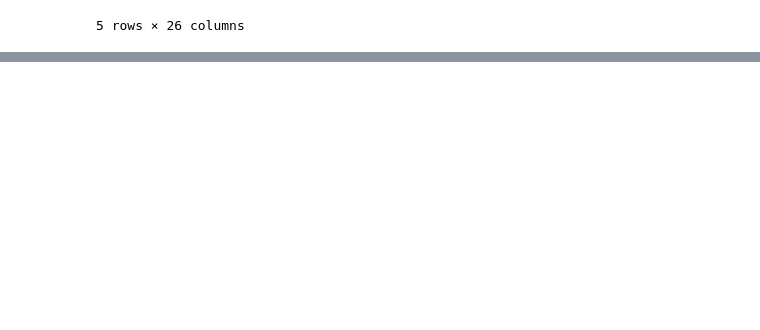
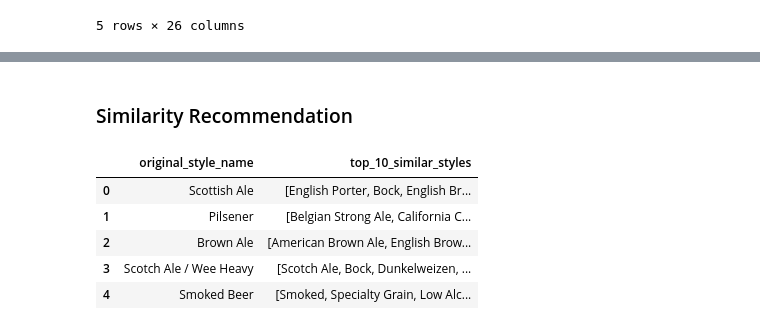
Before and after one commit to epfl-ada/ada-2023-project-badanalysist, a Jupyter notebook: main_logic.ipynb, the cells around one changed output, grey strips where cells are left out. Saved outputs shown, nothing was run; the diff lists cells and outputs as text; code cells hidden in the pictures; blank space fills up the shorter version.

```diff
--- a/main_logic.ipynb
+++ b/main_logic.ipynb
@@ -515,0 +809,28 @@ regional_analysis
+# %% [markdown]
+### Similarity Recommendation
+# %%
+# prepare similar style for each style
+#  read similarity matrix
+similarity_matrix = pd.read_csv('./data/similarity_matrix.csv')
+similarity_matrix.set_index('Unnamed: 0', inplace=True)
+# retrive top 10 similar styles for each style
+top_10_df = []
+
+for style in similarity_matrix.index:
+    # Sort the styles based on similarity score, exclude the style itself
+    sorted_styles = similarity_matrix.loc[style].drop(style).sort_values(ascending=False).head(10)
+
+    # Append the names of the top 10 similar styles as a list
+    top_10_df.append([style, sorted_styles.index.tolist()])
+
+top_10_similar_df = pd.DataFrame(top_10_df, columns=['style', 'top_10_similar_styles'])
+top_10_similar_df['style']=top_10_similar_df['style'].str.replace('\r\n', '')
+top_10_similar_df.rename(columns={'style':'original_style_name'}, inplace=True)
+top_10_similar_df.head()
+# %% [output]
+|  | original_style_name | top_10_similar_styles |
+| 0 | Scottish Ale | [English Porter, Bock, English Br... |
+| 1 | Pilsener | [Belgian Strong Ale, California C... |
+| 2 | Brown Ale | [American Brown Ale, English Brow... |
+| 3 | Scotch Ale / Wee Heavy | [Scotch Ale, Bock, Dunkelweizen, ... |
+| 4 | Smoked Beer | [Smoked, Specialty Grain, Low Alc... |
```
Also changed, not shown: parts of 11 cells of this notebook, 3 other files.
